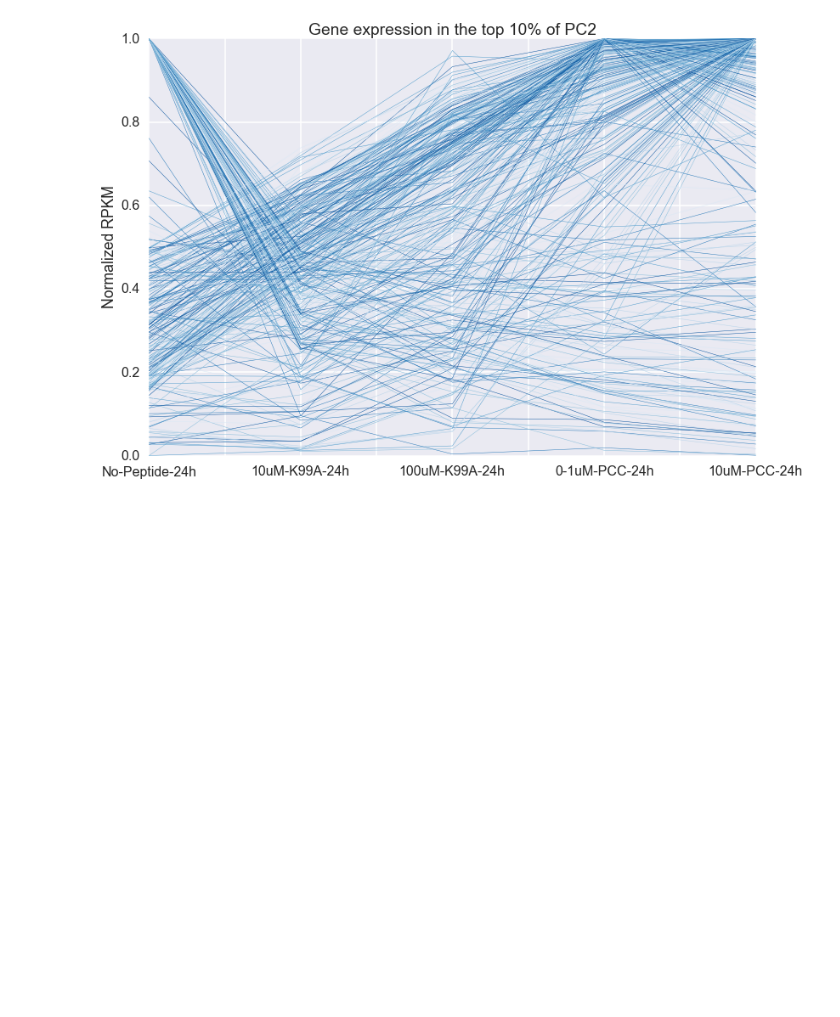
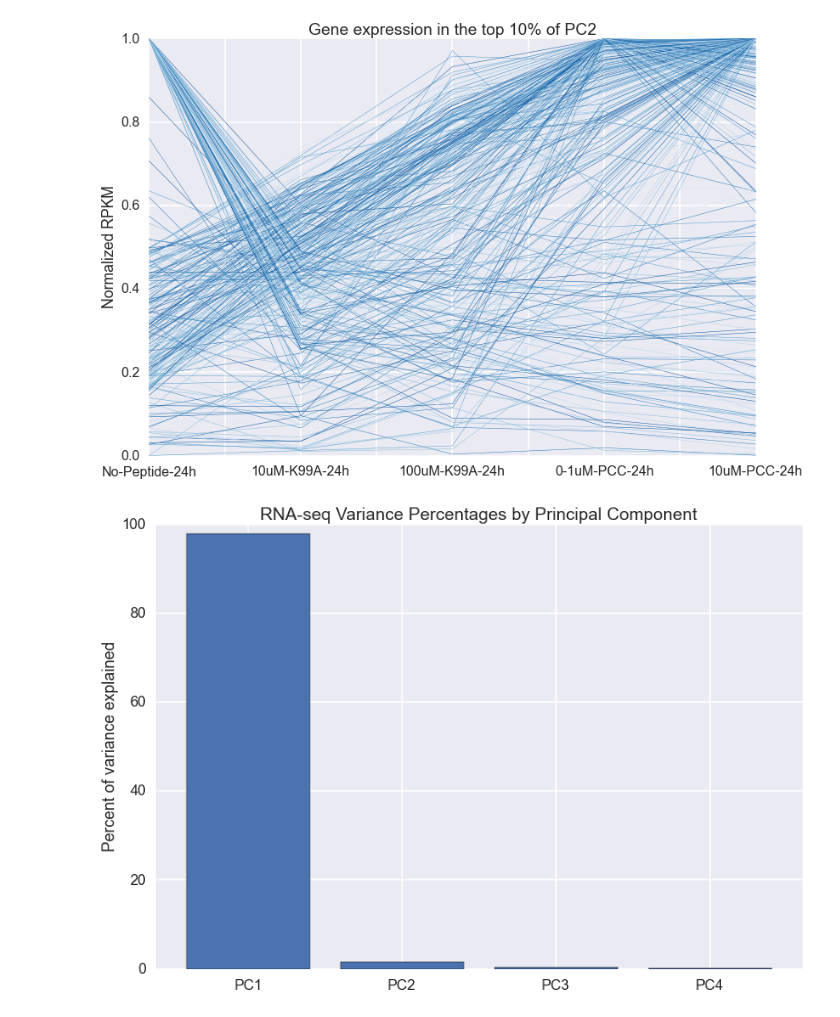
Before and after one commit to karmel/and-tcr-affinity, a Jupyter notebook: andtcr/rna/unsupervised/pca.ipynb, the cells around one changed output. Cells and saved outputs as stored; diff of their text form; code cells hidden in the pictures; blank space fills up the shorter version.

```diff
--- a/andtcr/rna/unsupervised/pca.ipynb
+++ b/andtcr/rna/unsupervised/pca.ipynb
@@ -156,3 +156,18 @@ for i, pc in enumerate(pcs):
 [figure]
 <matplotlib.figure.Figure at 0x...>
 [figure]
+# %%
+# Plot percent variance explained by the first four PCs
+num = 4
+span = range(0,num)
+ratios = pca.explained_variance_ratio_[:num]*100
+plt.figure()
+plt.bar([x + .2 for x in span], ratios)
+plt.xlim([0, num + .2])
+plt.ylabel('Percent of variance explained')
+plt.xticks([x + .6 for x in span], ['PC{}'.format(x + 1) for x in span])
+title = 'RNA-seq Variance Percentages by Principal Component'
+plt.title(title)
+plt.savefig('figures/{}.png'.format(title.replace(' ', '_')), bbox_inches='tight')
+# %% [output]
+[figure, added]
```
Also changed, not shown: parts of 1 cell of this notebook, 14 other files.
